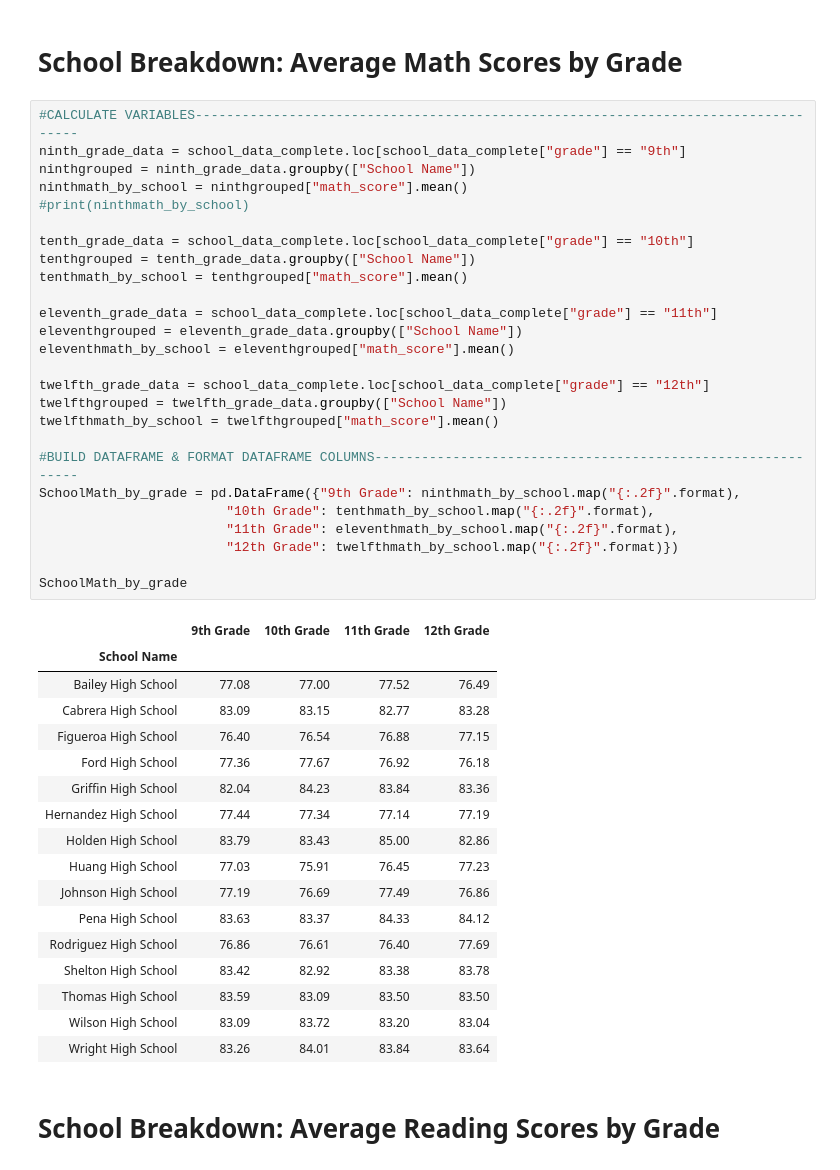
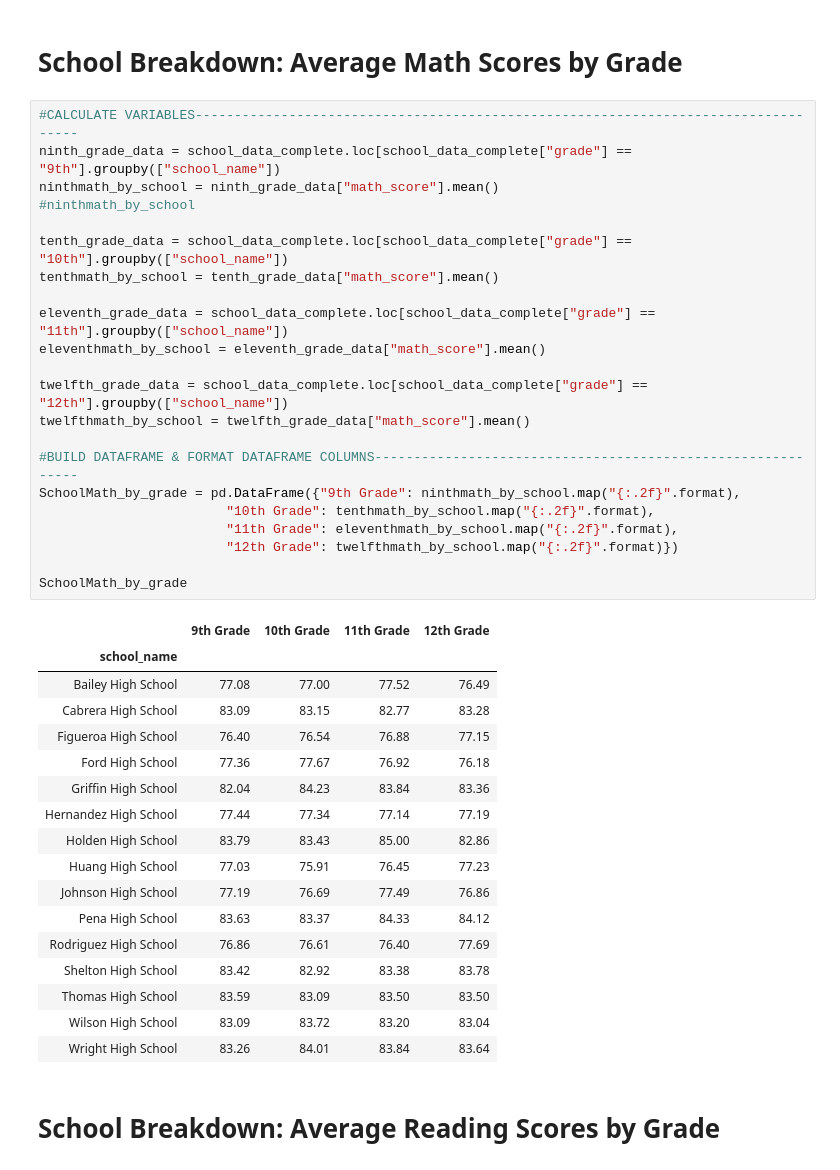
Before and after one commit to patelpurvip/Pandas-Analysis-School-Distrtict, a Jupyter notebook: School_district-math_reading_scores.ipynb, the cells around one changed output. Drawn from its saved outputs; the diff is of its cells as text.

```diff
--- a/School_district-math_reading_scores.ipynb
+++ b/School_district-math_reading_scores.ipynb
@@ -149,33 +149,29 @@ bottom_five_OPR
 # School Breakdown: Average Math Scores by Grade
 # %%
 #CALCULATE VARIABLES-----------------------------------------------------------------------------------
-ninth_grade_data = school_data_complete.loc[school_data_complete["grade"] == "9th"]
-ninthgrouped = ninth_grade_data.groupby(["School Name"])
-ninthmath_by_school = ninthgrouped["math_score"].mean()
-#print(ninthmath_by_school)
+ninth_grade_data = school_data_complete.loc[school_data_complete["grade"] == "9th"].groupby(["school_name"])
+ninthmath_by_school = ninth_grade_data["math_score"].mean()
+#ninthmath_by_school
 
-tenth_grade_data = school_data_complete.loc[school_data_complete["grade"] == "10th"]
-tenthgrouped = tenth_grade_data.groupby(["School Name"])
-tenthmath_by_school = tenthgrouped["math_score"].mean()
+tenth_grade_data = school_data_complete.loc[school_data_complete["grade"] == "10th"].groupby(["school_name"])
+tenthmath_by_school = tenth_grade_data["math_score"].mean()
 
-eleventh_grade_data = school_data_complete.loc[school_data_complete["grade"] == "11th"]
-eleventhgrouped = eleventh_grade_data.groupby(["School Name"])
-eleventhmath_by_school = eleventhgrouped["math_score"].mean()
+eleventh_grade_data = school_data_complete.loc[school_data_complete["grade"] == "11th"].groupby(["school_name"])
+eleventhmath_by_school = eleventh_grade_data["math_score"].mean()
 
-twelfth_grade_data = school_data_complete.loc[school_data_complete["grade"] == "12th"]
-twelfthgrouped = twelfth_grade_data.groupby(["School Name"])
-twelfthmath_by_school = twelfthgrouped["math_score"].mean()
+twelfth_grade_data = school_data_complete.loc[school_data_complete["grade"] == "12th"].groupby(["school_name"])
+twelfthmath_by_school = twelfth_grade_data["math_score"].mean()
 
 #BUILD DATAFRAME & FORMAT DATAFRAME COLUMNS------------------------------------------------------------
 SchoolMath_by_grade = pd.DataFrame({"9th Grade": ninthmath_by_school.map("{:.2f}".format),
                         "10th Grade": tenthmath_by_school.map("{:.2f}".format),
                         "11th Grade": eleventhmath_by_school.map("{:.2f}".format),
                         "12th Grade": twelfthmath_by_school.map("{:.2f}".format)})
 
 SchoolMath_by_grade
 # %% [output]
 |  | 9th Grade | 10th Grade | 11th Grade | 12th Grade |
-| School Name |  |  |  |  |
+| school_name |  |  |  |  |
 | Bailey High School | 77.08 | 77.00 | 77.52 | 76.49 |
 | Cabrera High School | 83.09 | 83.15 | 82.77 | 83.28 |
 | Figueroa High School | 76.40 | 76.54 | 76.88 | 77.15 |
```
